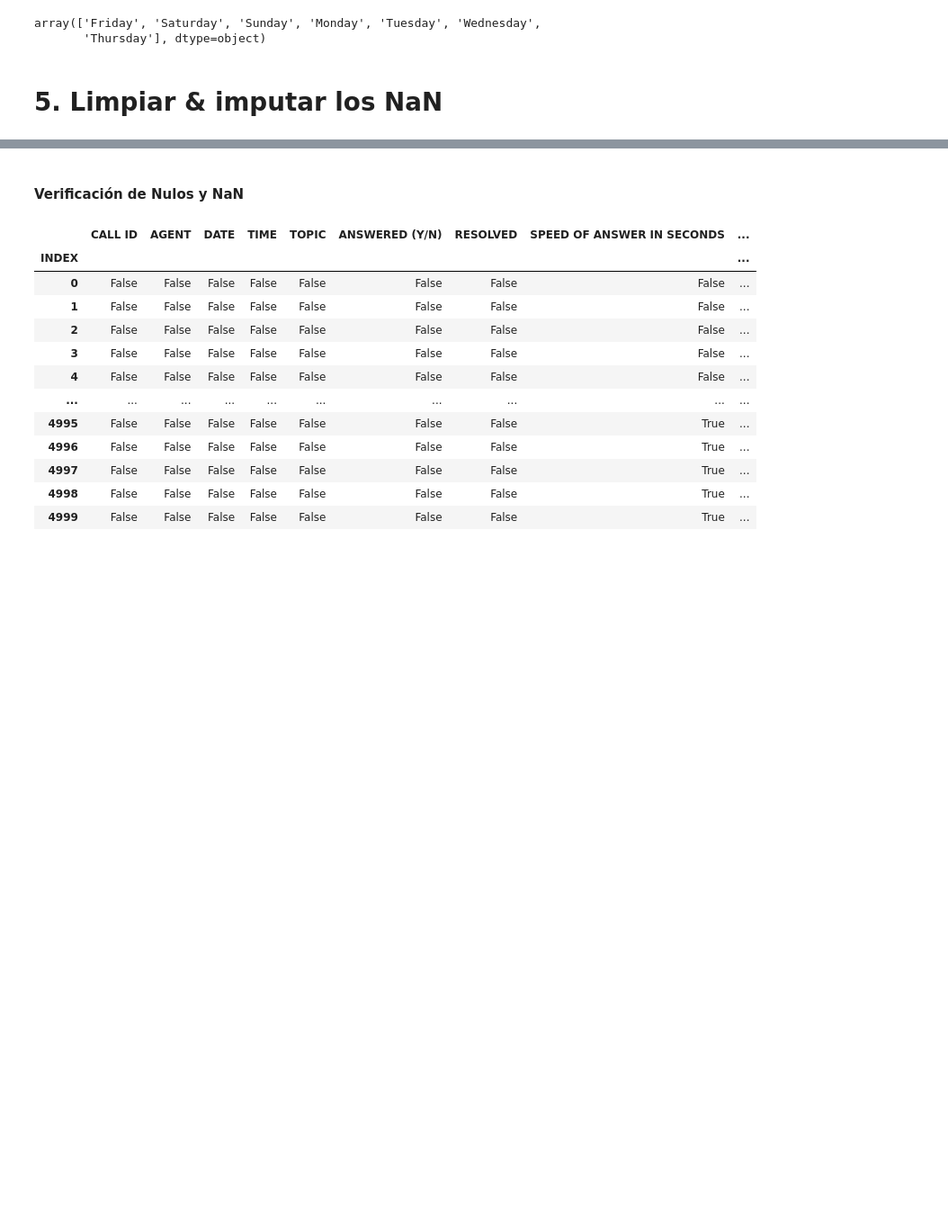
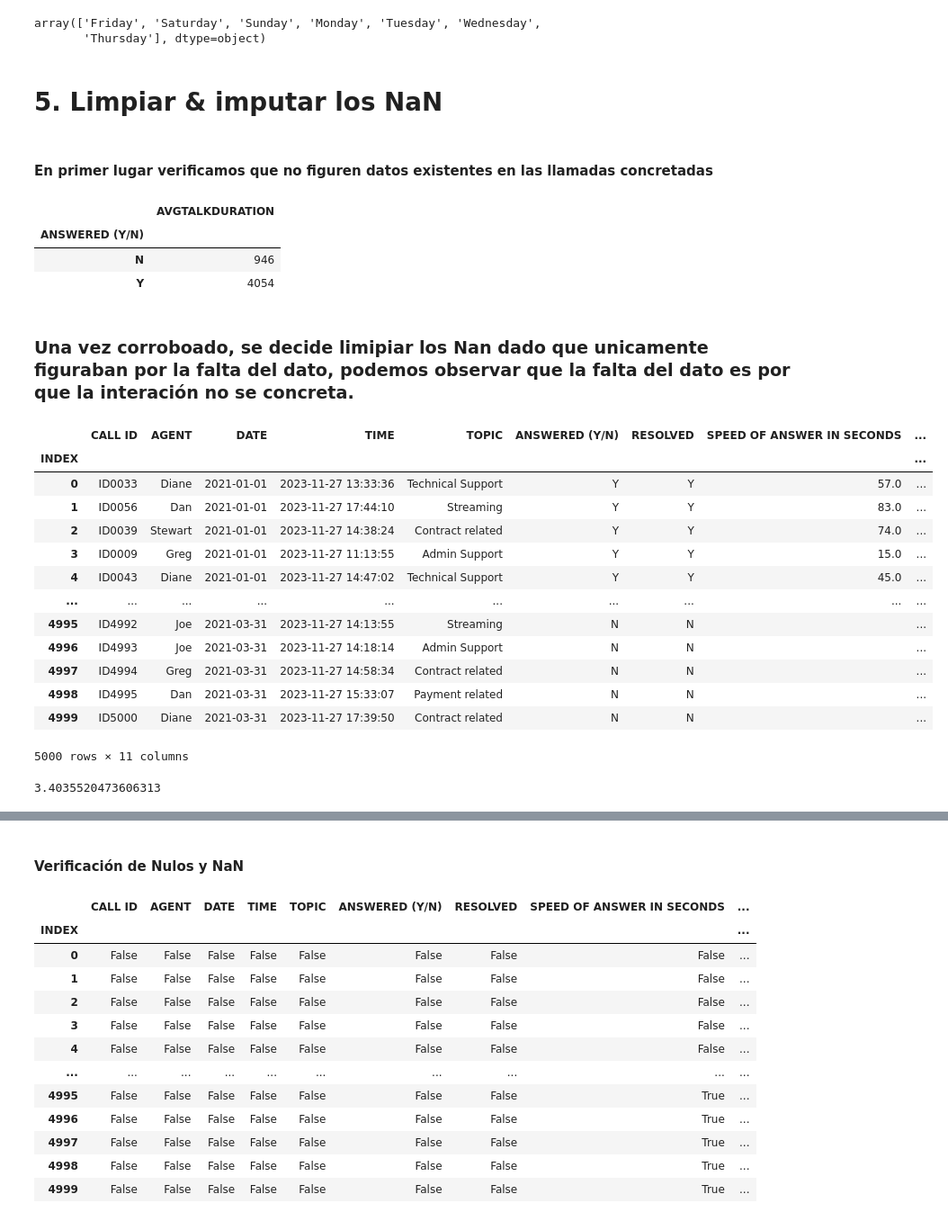
Before and after one commit to PABLOXAVIERMENDEZ/Proyecto_EDA_Pablo_Mendez, a Jupyter notebook: 3 - Set Up BBDD.ipynb, the cells around one changed output, grey strips where cells are left out. Shown at 90% size. Saved outputs shown, nothing was run; the diff lists cells and outputs as text; code cells hidden in the pictures; blank space fills up the shorter version.

```diff
--- a/3 - Set Up BBDD.ipynb
+++ b/3 - Set Up BBDD.ipynb
@@ -111,7 +91,7 @@ bbdd['AVGTALKDURATION'] = pd.to_datetime(bbdd['AVGTALKDURATION'], format='%H:%M:
 
 bbdd['AVGTALKDURATION'] = bbdd['AVGTALKDURATION'].apply(lambda x: timedelta(hours=x.hour, minutes=x.minute, seconds=x.second))
 # %%
-bbdd['AVGTALKDURATION'] = bbdd['AVGTALKDURATION'].replace({'00:00:00': pd.Timedelta(0)})
+bbdd['AVGTALKDURATION'] = bbdd['AVGTALKDURATION'].replace({'00:00:00': ' '})
 # %%
 bbdd
 # %% [output]
@@ -184,3 +157,35 @@ array(['Friday', 'Saturday', 'Sunday', 'Monday', 'Tuesday', 'Wednesday',
        'Thursday'], dtype=object)
 # %% [markdown]
 #     5.  Limpiar & imputar los NaN
+# %% [markdown]
+#### En primer lugar verificamos que no figuren datos existentes en las llamadas concretadas
+# %%
+ pd.pivot_table(bbdd, values=['AVGTALKDURATION'], index=['ANSWERED (Y/N)'], aggfunc={'AVGTALKDURATION': 'count'})
+# %% [output]
+|  | AVGTALKDURATION |
+| ANSWERED (Y/N) |  |
+| N | 946 |
+| Y | 4054 |
+# %% [markdown]
+ ###  Una vez corroboado, se decide limipiar los Nan dado que unicamente figuraban por la falta del dato, podemos observar que la falta del dato es por que la interación no se concreta.
+# %%
+bbdd.fillna(' ')
+# %% [output]
+|  | CALL ID | AGENT | DATE | TIME | TOPIC | ANSWERED (Y/N) | RESOLVED | SPEED OF ANSWER IN SECONDS | ... |
+| INDEX |  |  |  |  |  |  |  |  | ... |
+| 0 | ID0033 | Diane | 2021-01-01 | 2023-11-27 13:33:36 | Technical Support | Y | Y | 57.0 | ... |
+| 1 | ID0056 | Dan | 2021-01-01 | 2023-11-27 17:44:10 | Streaming | Y | Y | 83.0 | ... |
+| 2 | ID0039 | Stewart | 2021-01-01 | 2023-11-27 14:38:24 | Contract related | Y | Y | 74.0 | ... |
+| 3 | ID0009 | Greg | 2021-01-01 | 2023-11-27 11:13:55 | Admin Support | Y | Y | 15.0 | ... |
+| 4 | ID0043 | Diane | 2021-01-01 | 2023-11-27 14:47:02 | Technical Support | Y | Y | 45.0 | ... |
+| ... | ... | ... | ... | ... | ... | ... | ... | ... | ... |
+| 4995 | ID4992 | Joe | 2021-03-31 | 2023-11-27 14:13:55 | Streaming | N | N |  | ... |
+| 4996 | ID4993 | Joe | 2021-03-31 | 2023-11-27 14:18:14 | Admin Support | N | N |  | ... |
+| 4997 | ID4994 | Greg | 2021-03-31 | 2023-11-27 14:58:34 | Contract related | N | N |  | ... |
+| 4998 | ID4995 | Dan | 2021-03-31 | 2023-11-27 15:33:07 | Payment related | N | N |  | ... |
+| 4999 | ID5000 | Diane | 2021-03-31 | 2023-11-27 17:39:50 | Contract related | N | N |  | ... |
+5000 rows × 11 columns
+# %%
+bbdd['SATISFACTION RATING'].mean()
+# %% [output]
+3.4035520473606313
```
Also changed, not shown: parts of 19 cells of this notebook.
